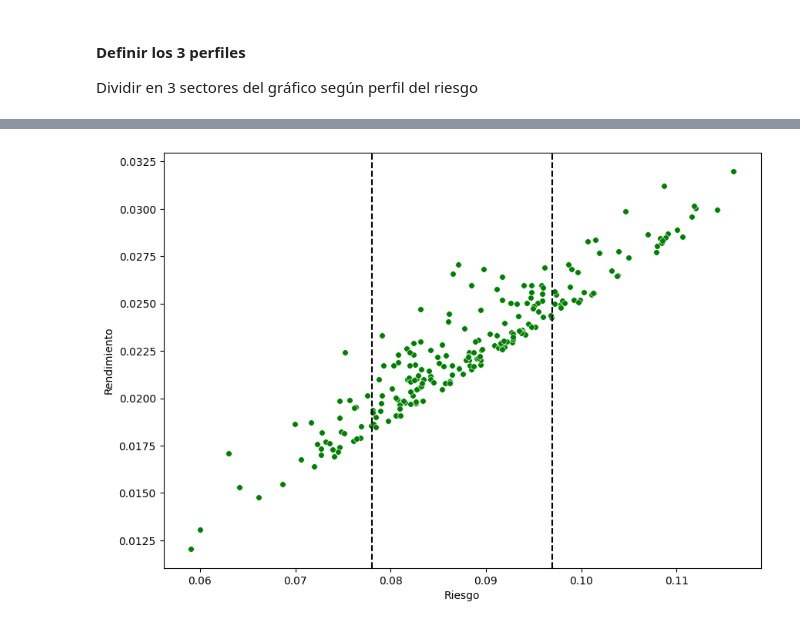
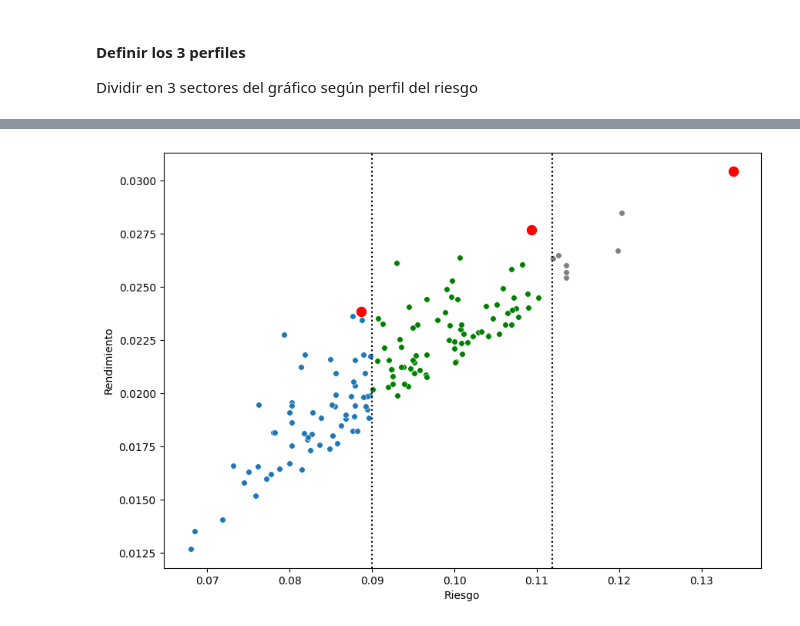
Before and after one commit to Kent7474/Proyecto_Seminario, a Jupyter notebook: Análisis_de_activos.ipynb, the cells around one changed output, grey strips where cells are left out. Drawn from its saved outputs; the diff is of its cells as text; code cells hidden in the pictures.

```diff
--- a/Análisis_de_activos.ipynb
+++ b/Análisis_de_activos.ipynb
@@ -22,7 +25,7 @@ import seaborn as sns
 ## Periodos - Fecha inicio y fin
 # %%
  #  YYYY-mm-dd
-fechaInicio = "2000-01-01"
+fechaInicio = "2017-01-01"
 #today = "2022-11-01"
 today = datetime.today().strftime('%Y-%m-%d')
 # %%
@@ -194,7 +189,7 @@ nrosActivos
 # %% [output]
 8
 # %%
-for x in range(10000):
+for x in range(500):
     pesos = np.random.random(len(rendimiento.columns)) # Arreglo de 1 x la cantidad de activos
     # Dividir por la suma total de los números
     pesos /= np.sum(pesos)
@@ -388,3 +399,10 @@ pendiente_optima = pd.DataFrame({'Riesgo': x_vals, 'Rendimiento': y_vals})
+# %%
+pendiente_optima = pd.DataFrame(columns = m.columns)
+for index, row in m.iterrows():
+    if row['Rendimiento'] >= pendiente * row['Riesgo'] + b:
+       pendiente_optima = pendiente_optima.append(row)
+
+pendiente_optima.reset_index(drop=True, inplace=True) ;
 # %%
 plt.figure(figsize=(10,7))
 sns.scatterplot(data=matrizPortafolio, x = 'Riesgo', y='Rendimiento', s=30)
@@ -425,3 +443,20 @@ division = (pendiente_optima['Riesgo'].max()  - pendiente_optima['Riesgo'].min()
 division
 bajo = pendiente_optima['Riesgo'].min() + division
 medio = bajo + division
+# %%
+# Perfil Bajo
+perfil_bajo = pendiente_optima[(pendiente_optima["Riesgo"] >= pendiente_optima["Riesgo"].min()) &
+                 (pendiente_optima["Riesgo"] <= bajo)]
+maximo_perfil_bajo = perfil_bajo.loc[perfil_bajo['Rendimiento'].idxmax()]
+print(f"Máximo rendimiento para perfil bajo: \n {maximo_perfil_bajo} \n ---------------")
+
+# Perfil Medio
+perfil_medio = pendiente_optima[(pendiente_optima["Riesgo"] >= bajo) &
+                 (pendiente_optima["Riesgo"] <= medio)]
+maximo_perfil_medio = perfil_medio.loc[perfil_medio['Rendimiento'].idxmax()]
+print(f"Máximo rendimiento para perfil Medio: \n {maximo_perfil_medio} \n ---------------")
+
+# Perfil Alto
+perfil_alto = pendiente_optima[pendiente_optima["Riesgo"] >= medio]
+maximo_perfil_alto = perfil_alto.loc[perfil_alto['Rendimiento'].idxmax()]
+print(f"Máximo rendimiento para perfil Alto: \n {maximo_perfil_alto} \n ---------------")
@@ -428,9 +481,19 @@ medio = bajo + division
 # %%
 plt.figure(figsize=(10,7))
-sns.scatterplot(data= pendiente_optima, x = 'Riesgo', y='Rendimiento',color='green', s=30)
 
-plt.axvline(x=bajo, color='black', linestyle='--')
-plt.axvline(x=medio, color='black', linestyle='--')
+sns.scatterplot(data= perfil_bajo, x = 'Riesgo', y='Rendimiento', s=30)
+sns.scatterplot(data= perfil_medio, x = 'Riesgo', y='Rendimiento', color='green', s=30)
+sns.scatterplot(data= perfil_alto, x = 'Riesgo', y='Rendimiento', color='grey', s=30)
+
+# Lineas verticales
+plt.axvline(x=bajo, color='black', linestyle=':')
+plt.axvline(x=medio, color='black', linestyle=':')
+
+# Puntos máximos por perfil
+plt.scatter(x=maximo_perfil_bajo[1], y=maximo_perfil_bajo[0], color='red', marker='.', s=300)
+plt.scatter(x=maximo_perfil_medio[1], y=maximo_perfil_medio[0], color='red', marker='.', s=300)
+plt.scatter(x=maximo_perfil_alto[1], y=maximo_perfil_alto[0], color='red', marker='.', s=300)
+
 plt.show()
 # %% [output]
-[figure, old version]
+[figure, new version]
```
Also changed, not shown: parts of 41 cells of this notebook.
